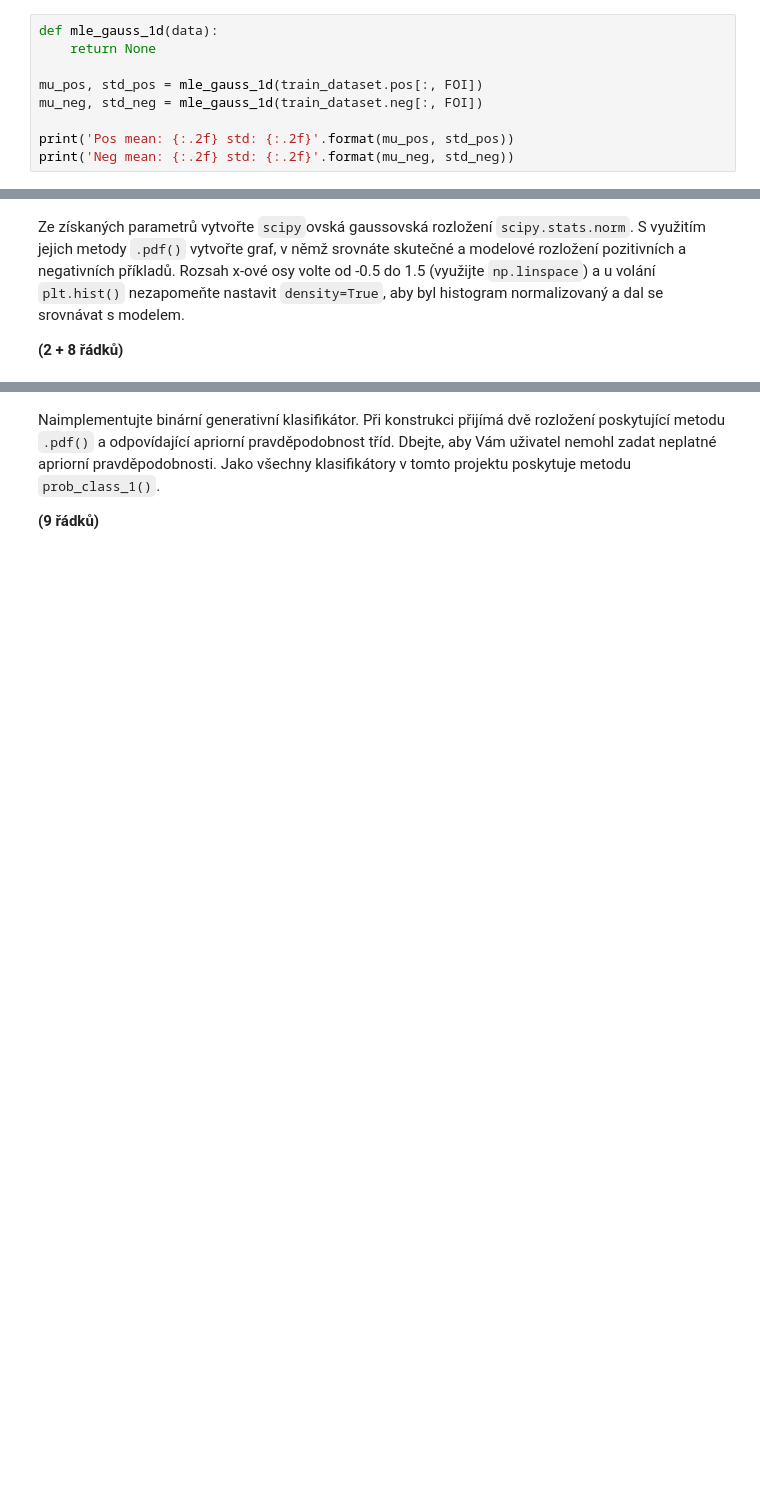
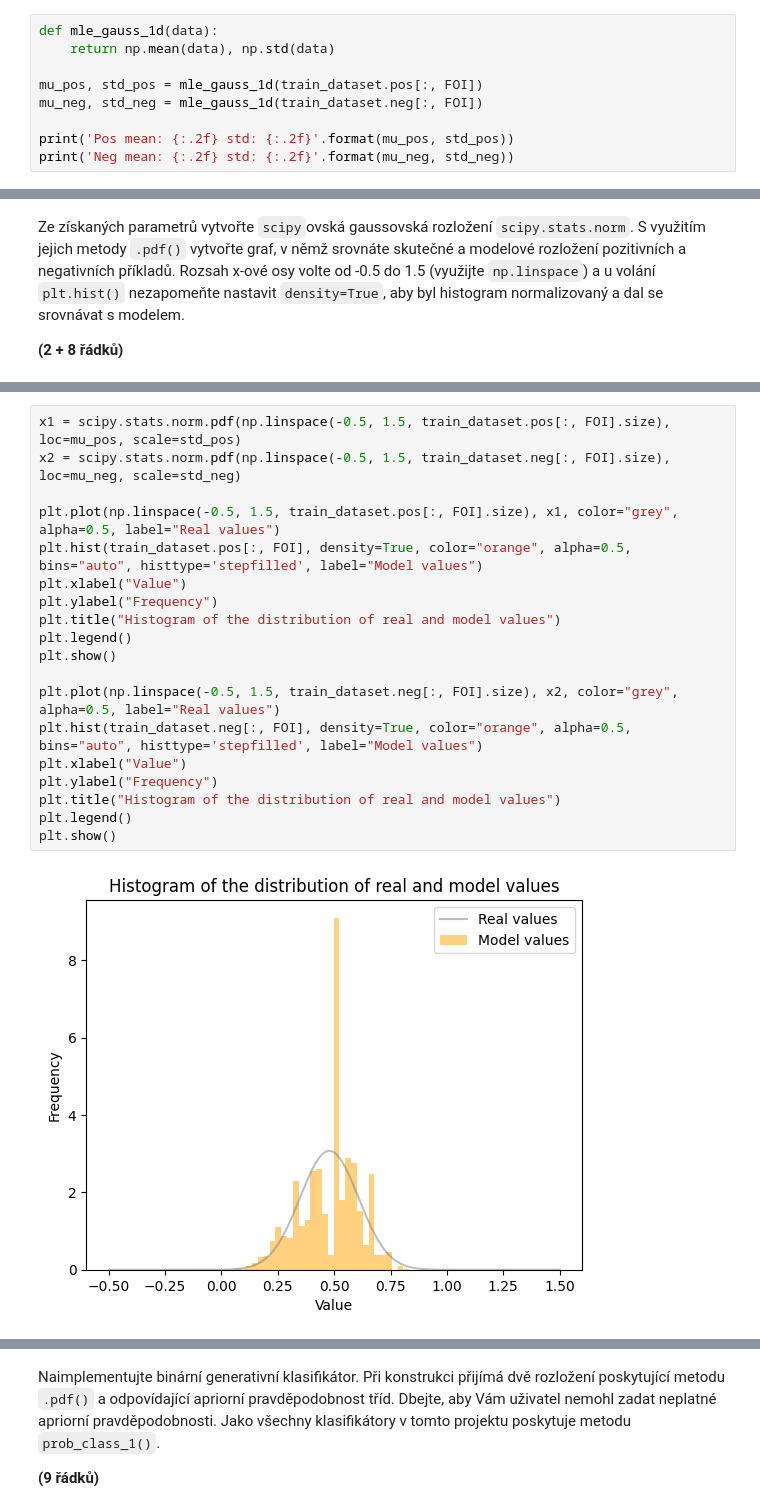
Before and after one commit to Svormen/jupyter_notebook, a Jupyter notebook: zadani.ipynb, the cells around one changed output, grey strips where cells are left out. Saved outputs shown, nothing was run; the diff lists cells and outputs as text; blank space fills up the shorter version.

```diff
--- a/zadani.ipynb
+++ b/zadani.ipynb
@@ -124,7 +128,7 @@ Získané parametry -- tzn. střední hodnoty a směrodatné odchylky -- vypíš
 **(1 řádek)**
 # %%
 def mle_gauss_1d(data):
-    return None
+    return np.mean(data), np.std(data)
 
 mu_pos, std_pos = mle_gauss_1d(train_dataset.pos[:, FOI])
 mu_neg, std_neg = mle_gauss_1d(train_dataset.neg[:, FOI])
@@ -147,0 +147,21 @@ Hello World
+# %%
+x1 = scipy.stats.norm.pdf(np.linspace(-0.5, 1.5, train_dataset.pos[:, FOI].size), loc=mu_pos, scale=std_pos)
+x2 = scipy.stats.norm.pdf(np.linspace(-0.5, 1.5, train_dataset.neg[:, FOI].size), loc=mu_neg, scale=std_neg)
+
+plt.plot(np.linspace(-0.5, 1.5, train_dataset.pos[:, FOI].size), x1, color="grey", alpha=0.5, label="Real values")
+plt.hist(train_dataset.pos[:, FOI], density=True, color="orange", alpha=0.5, bins="auto", histtype='stepfilled', label="Model values")
+plt.xlabel("Value")
+plt.ylabel("Frequency")
+plt.title("Histogram of the distribution of real and model values")
+plt.legend()
+plt.show()
+
+plt.plot(np.linspace(-0.5, 1.5, train_dataset.neg[:, FOI].size), x2, color="grey", alpha=0.5, label="Real values")
+plt.hist(train_dataset.neg[:, FOI], density=True, color="orange", alpha=0.5, bins="auto", histtype='stepfilled', label="Model values")
+plt.xlabel("Value")
+plt.ylabel("Frequency")
+plt.title("Histogram of the distribution of real and model values")
+plt.legend()
+plt.show()
+# %% [output]
+[figure, added]
```
Also changed, not shown: parts of 8 cells of this notebook.
